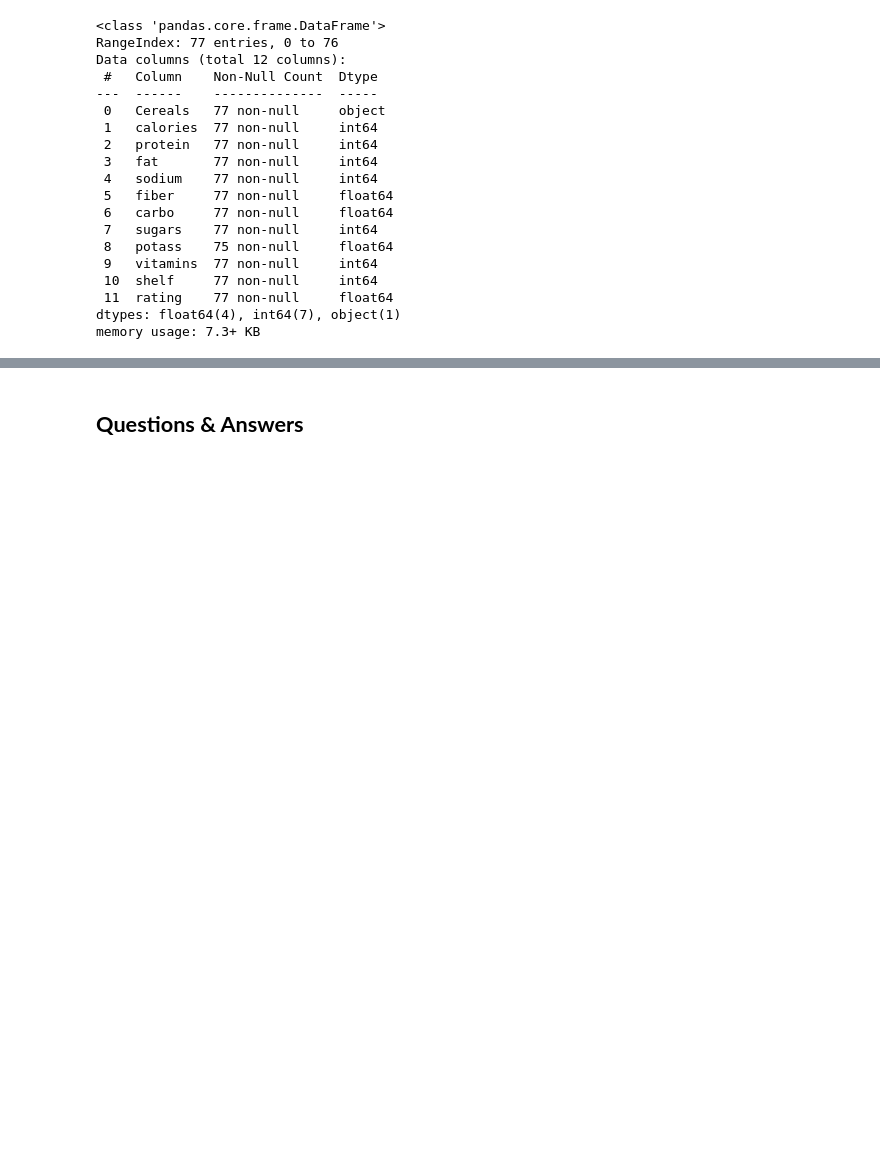
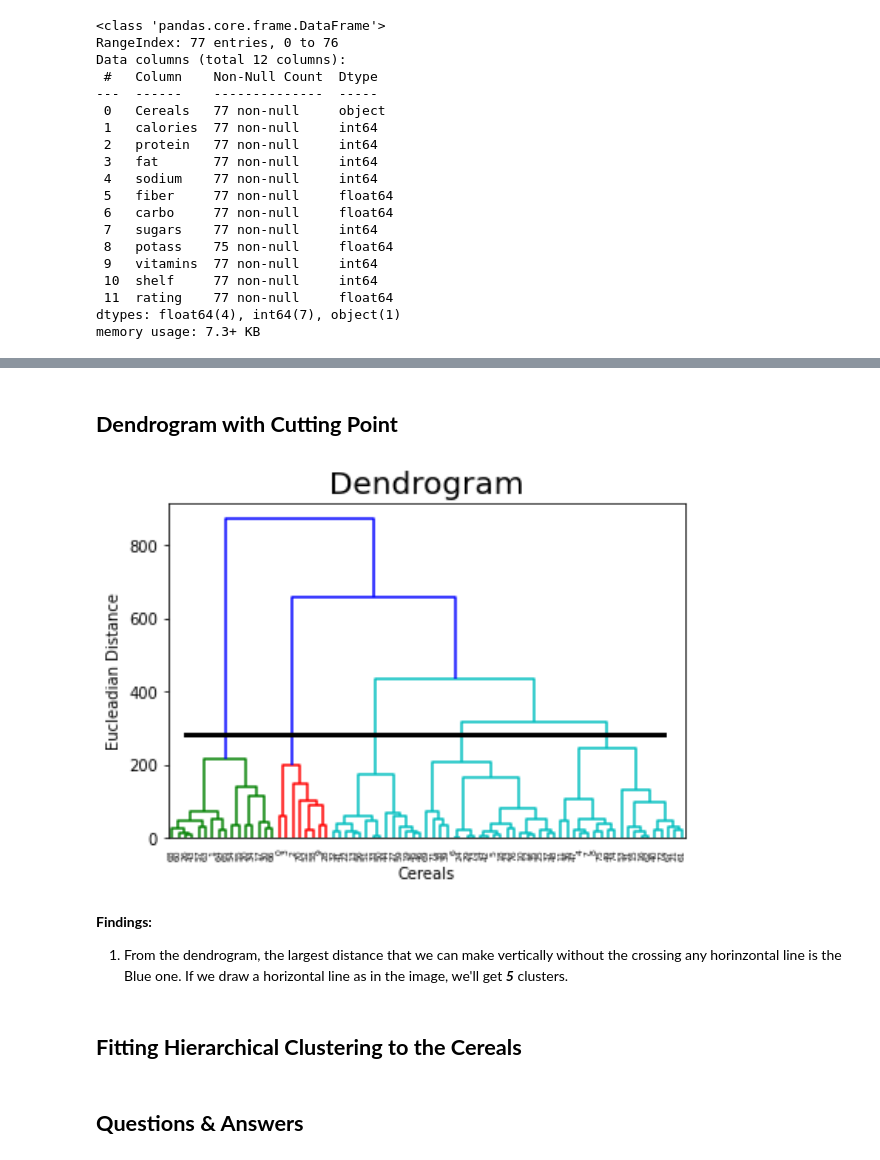
Before and after one commit to zaedulislam/Machine_Learning_Projects, a Jupyter notebook: Cereal/Cereal.ipynb, the cells around one changed output, grey strips where cells are left out. Saved outputs shown, nothing was run; the diff lists cells and outputs as text; code cells hidden in the pictures; blank space fills up the shorter version.

```diff
--- a/Cereal/Cereal.ipynb
+++ b/Cereal/Cereal.ipynb
@@ -55,0 +124,12 @@ memory usage: 7.3+ KB
+# %% [markdown]
+## **Dendrogram with Cutting Point**
+# %%
+# Display dendrogram with the cutting point
+Image('/content/drive/My Drive/Colab Notebooks/Machine Learning Projects/Cereal/Visualization/Cereals vs Eucledean Distance.jpeg', width = 600, height = 400)
+# %% [output]
+[figure, added]
+# %% [markdown]
+**Findings:**
+1. From the dendrogram, the largest distance that we can make vertically without the crossing any horinzontal line is the Blue one. If we draw a horizontal line as in the image, we'll get ***5*** clusters.
+# %% [markdown]
+## **Fitting Hierarchical Clustering to the Cereals**
```
Also changed, not shown: parts of 13 cells of this notebook.
